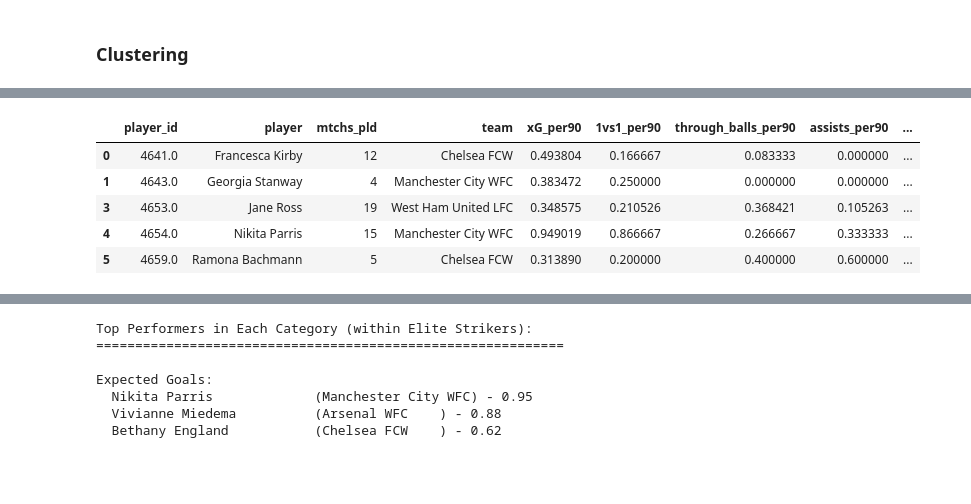
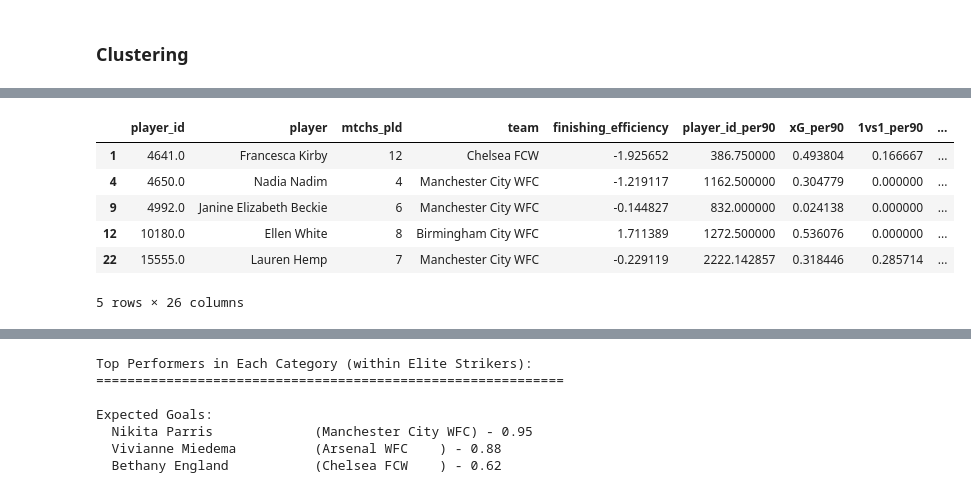
Before and after one commit to der-amit/wsl_data, a Jupyter notebook: notebooks/striker_analysis.ipynb, the cells around one changed output, grey strips where cells are left out. Cells and saved outputs as stored; diff of their text form; code cells hidden in the pictures.

```diff
--- a/notebooks/striker_analysis.ipynb
+++ b/notebooks/striker_analysis.ipynb
@@ -117,0 +142,4 @@ stats_18.head()
+# %%
+# Calculate new metric finishing_efficiency
+
+stats_18['finishing_efficiency'] = stats_18['goals'] - stats_18['xG']
@@ -124,11 +171,11 @@ numeric_cols = numeric_cols.drop('mtchs_pld')
 for col in numeric_cols:
     stats_18[f'{col}_per90'] = stats_18[col] / stats_18['mtchs_pld']
 # %%
-per_game_cols = ['xG_per90', '1vs1_per90', 'through_balls_per90', 'assists_per90',
-                 'goals_per90', 'key_passes_per90', 'counterpress_per90',
-                 'duels_won_per90', 'completed_dribbles_per90']
+clustering_cols = ['goals_per90', '1vs1_per90', 'through_balls_per90', 'assists_per90',
+                 'key_passes_per90', 'duels_won_per90', 'completed_dribbles_per90',
+                 'finishing_efficiency']
 
-clustering_data = stats_18[per_game_cols]
+clustering_data = stats_18[clustering_cols]
 # %% [markdown]
 ### Clustering
 # %%
@@ -216,13 +312,14 @@ Strongest areas: {'counterpress_per90': 5.24004048582996, 'completed_dribbles_pe
 # %%
-elite_strikers = stats_18[stats_18['cluster'] == 1].drop(columns=['xG', '1vs1',
+high_potential = stats_18[stats_18['cluster'] == 0].drop(columns=['xG', '1vs1',
        'through_balls', 'assists', 'goals', 'key_passes', 'counterpress',
        'duels_won', 'completed_dribbles'])
 # %%
-elite_strikers.head()
+high_potential.head()
 # %% [output]
-|  | player_id | player | mtchs_pld | team | xG_per90 | 1vs1_per90 | through_balls_per90 | assists_per90 | ... |
-| 0 | 4641.0 | Francesca Kirby | 12 | Chelsea FCW | 0.493804 | 0.166667 | 0.083333 | 0.000000 | ... |
-| 1 | 4643.0 | Georgia Stanway | 4 | Manchester City WFC | 0.383472 | 0.250000 | 0.000000 | 0.000000 | ... |
-| 3 | 4653.0 | Jane Ross | 19 | West Ham United LFC | 0.348575 | 0.210526 | 0.368421 | 0.105263 | ... |
-| 4 | 4654.0 | Nikita Parris | 15 | Manchester City WFC | 0.949019 | 0.866667 | 0.266667 | 0.333333 | ... |
-| 5 | 4659.0 | Ramona Bachmann | 5 | Chelsea FCW | 0.313890 | 0.200000 | 0.400000 | 0.600000 | ... |
+|  | player_id | player | mtchs_pld | team | finishing_efficiency | player_id_per90 | xG_per90 | 1vs1_per90 | ... |
+| 1 | 4641.0 | Francesca Kirby | 12 | Chelsea FCW | -1.925652 | 386.750000 | 0.493804 | 0.166667 | ... |
+| 4 | 4650.0 | Nadia Nadim | 4 | Manchester City WFC | -1.219117 | 1162.500000 | 0.304779 | 0.000000 | ... |
+| 9 | 4992.0 | Janine Elizabeth Beckie | 6 | Manchester City WFC | -0.144827 | 832.000000 | 0.024138 | 0.000000 | ... |
+| 12 | 10180.0 | Ellen White | 8 | Birmingham City WFC | 1.711389 | 1272.500000 | 0.536076 | 0.000000 | ... |
+| 22 | 15555.0 | Lauren Hemp | 7 | Manchester City WFC | -0.229119 | 2222.142857 | 0.318446 | 0.285714 | ... |
+5 rows × 26 columns
```
Also changed, not shown: parts of 21 cells of this notebook.
